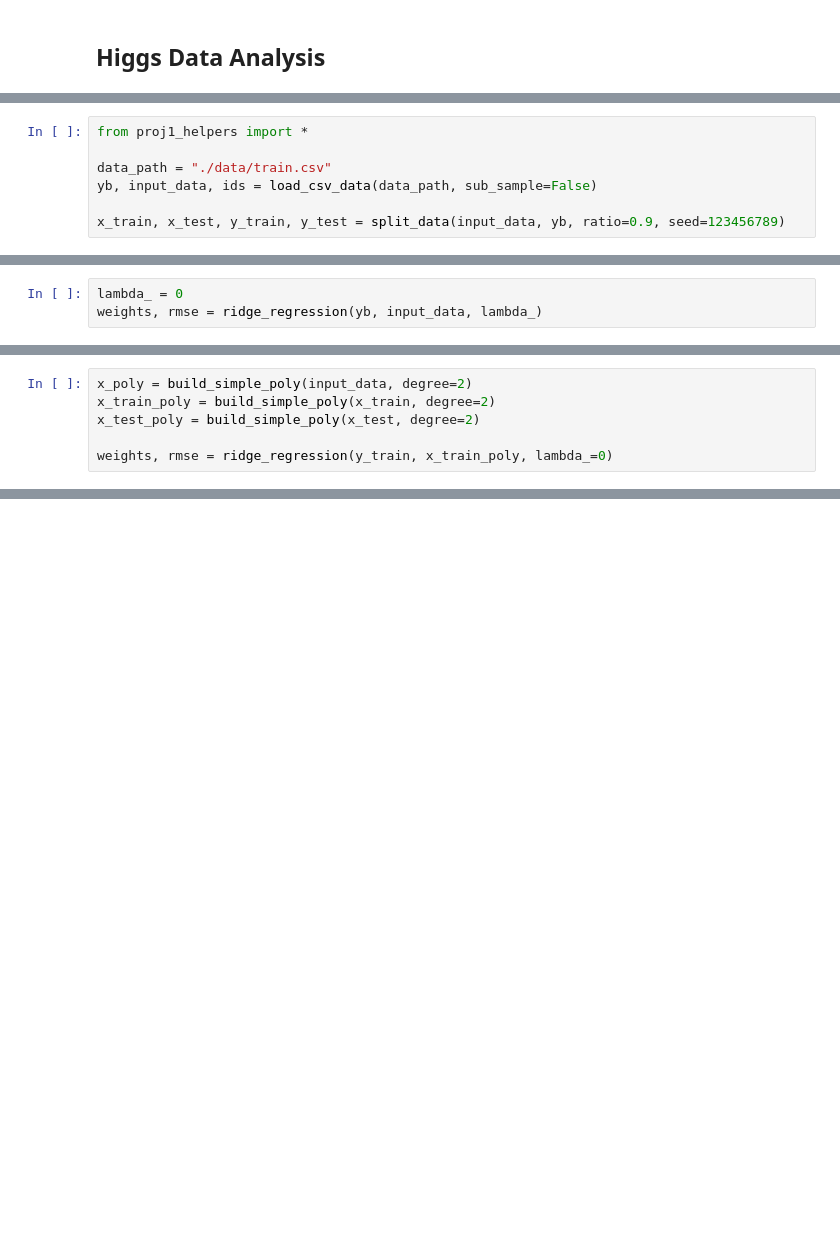
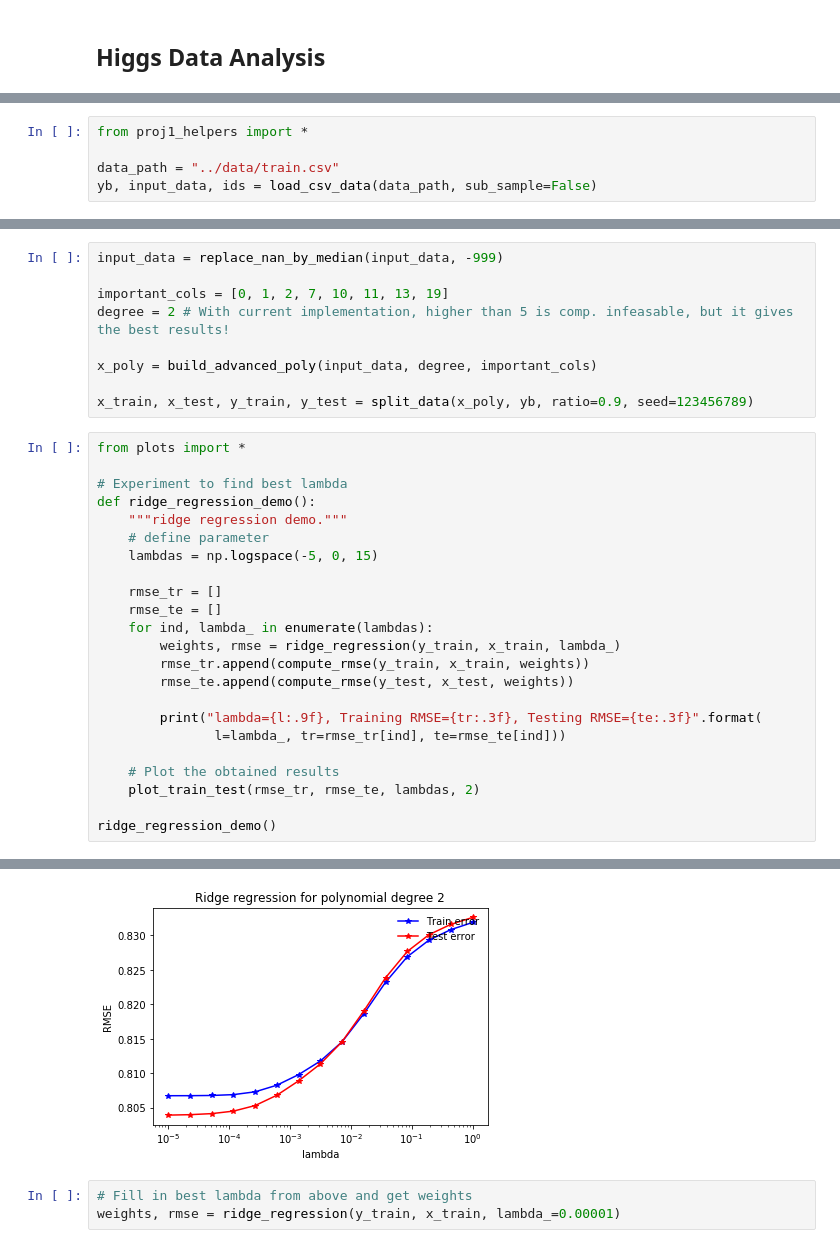
Before and after one commit to roman-bachmann/ML-GroupProject1, a Jupyter notebook: data-analysis/first-simple-model.ipynb, the cells around one changed output, grey strips where cells are left out. Saved outputs shown, nothing was run; the diff lists cells and outputs as text; blank space fills up the shorter version.

Commit message:
Simple model with working poly base expansion

```diff
--- a/data-analysis/first-simple-model.ipynb
+++ b/data-analysis/first-simple-model.ipynb
@@ -172,7 +266,5 @@ def reg_logistic_regression(y, tx, lambda_, initial_w, max_iters, gamma):
 # %%
 from proj1_helpers import *
 
-data_path = "./data/train.csv"
+data_path = "../data/train.csv"
 yb, input_data, ids = load_csv_data(data_path, sub_sample=False)
-
-x_train, x_test, y_train, y_test = split_data(input_data, yb, ratio=0.9, seed=123456789)
@@ -189,3 +270,0 @@ def correctness(yb, y_pred):
-# %%
-lambda_ = 0
-weights, rmse = ridge_regression(yb, input_data, lambda_)
@@ -242,6 +270,0 @@ def build_advanced_poly(tx, degree):
-# %%
-x_poly = build_simple_poly(input_data, degree=2)
-x_train_poly = build_simple_poly(x_train, degree=2)
-x_test_poly = build_simple_poly(x_test, degree=2)
-
-weights, rmse = ridge_regression(y_train, x_train_poly, lambda_=0)
@@ -247,0 +286,33 @@ weights, rmse = ridge_regression(y_train, x_train_poly, lambda_=0)
+# %%
+input_data = replace_nan_by_median(input_data, -999)
+
+important_cols = [0, 1, 2, 7, 10, 11, 13, 19]
+degree = 2 # With current implementation, higher than 5 is comp. infeasable, but it gives the best results!
+
+x_poly = build_advanced_poly(input_data, degree, important_cols)
+
+x_train, x_test, y_train, y_test = split_data(x_poly, yb, ratio=0.9, seed=123456789)
+# %%
+from plots import *
+
+# Experiment to find best lambda
+def ridge_regression_demo():
+    """ridge regression demo."""
+    # define parameter
+    lambdas = np.logspace(-5, 0, 15)
+
+    rmse_tr = []
+    rmse_te = []
+    for ind, lambda_ in enumerate(lambdas):
+        weights, rmse = ridge_regression(y_train, x_train, lambda_)
+        rmse_tr.append(compute_rmse(y_train, x_train, weights))
+        rmse_te.append(compute_rmse(y_test, x_test, weights))
+
+        print("lambda={l:.9f}, Training RMSE={tr:.3f}, Testing RMSE={te:.3f}".format(
+               l=lambda_, tr=rmse_tr[ind], te=rmse_te[ind]))
+
+    # Plot the obtained results
+    plot_train_test(rmse_tr, rmse_te, lambdas, 2)
+
+ridge_regression_demo()
+# %% [output]
@@ -248 +334,5 @@ weights, rmse = ridge_regression(y_train, x_train_poly, lambda_=0)
+[figure, added]
+# %%
+# Fill in best lambda from above and get weights
+weights, rmse = ridge_regression(y_train, x_train, lambda_=0.00001)
 # %%
```
Also changed, not shown: parts of 24 cells of this notebook, 2 other files.
